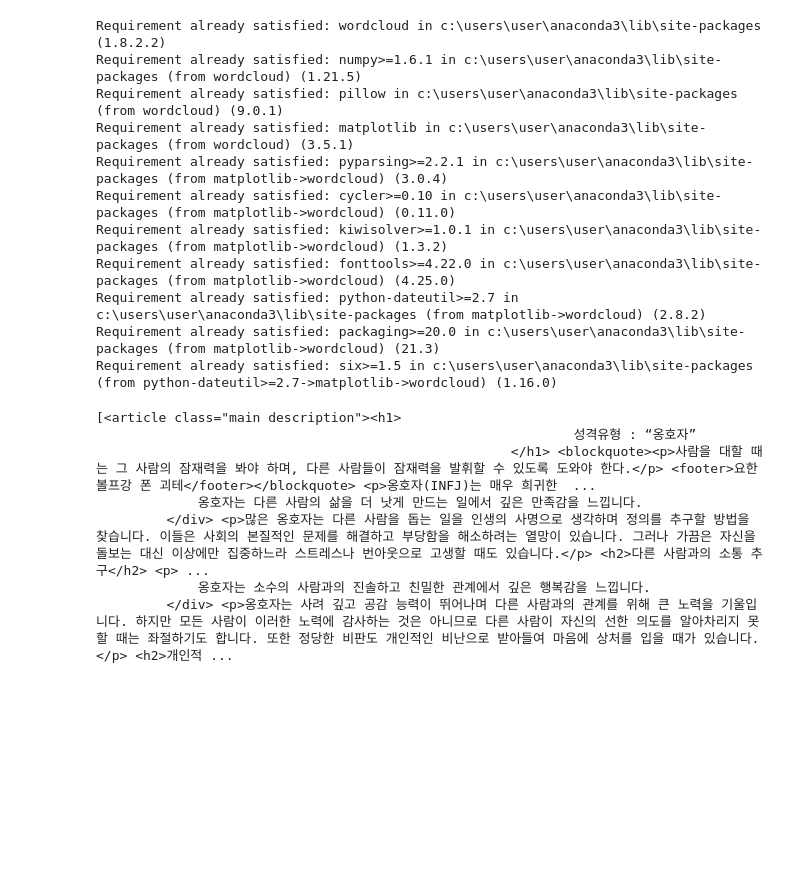
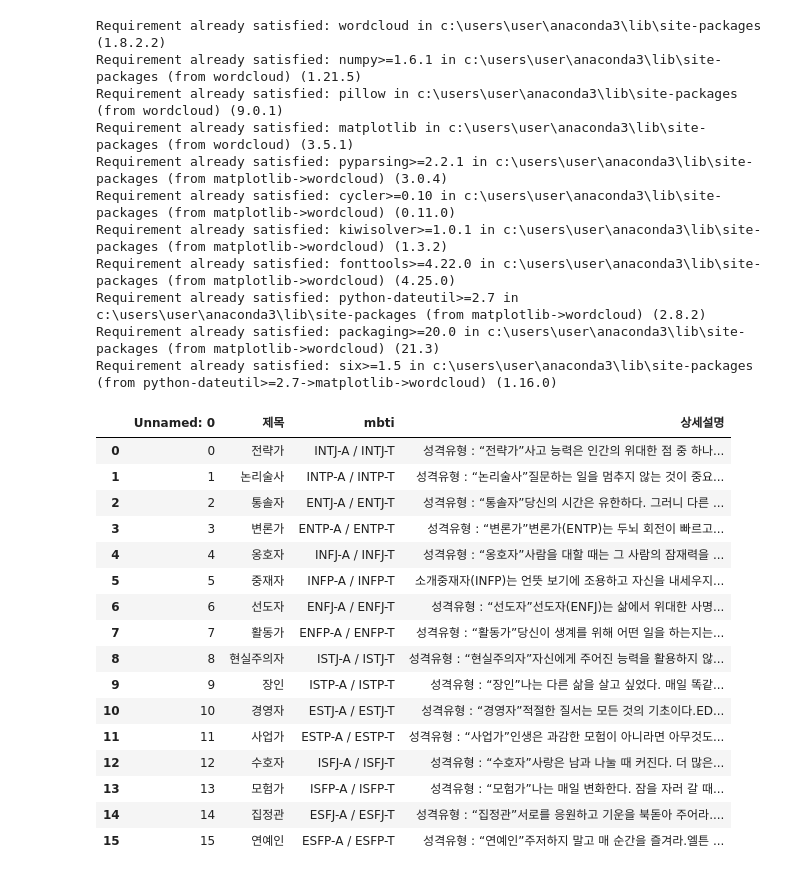
Before and after one commit to JJongSSu/Study, a Jupyter notebook: Teamproject/first/mbti_wordcloud.ipynb, the cells around one changed output. Cells and saved outputs as stored; diff of their text form; code cells hidden in the pictures; blank space fills up the shorter version.

```diff
--- a/Teamproject/first/mbti_wordcloud.ipynb
+++ b/Teamproject/first/mbti_wordcloud.ipynb
@@ -66,15 +66,3 @@ driver = webdriver.Chrome(ChromeDriverManager().install())
 driver.maximize_window()
 # %%
 driver.get('https://www.16personalities.com/ko/%EC%84%B1%EA%B2%A9%EC%9C%A0%ED%98%95-infj')
-# %%
-soup = bs(driver.page_source, 'html.parser')
-total = soup.select('article.main.description')
-total
-# %% [output]
-[<article class="main description"><h1>
-                                                             성격유형 : “옹호자”
-                                                     </h1> <blockquote><p>사람을 대할 때는 그 사람의 잠재력을 봐야 하며, 다른 사람들이 잠재력을 발휘할 수 있도록 도와야 한다.</p> <footer>요한 볼프강 폰 괴테</footer></blockquote> <p>옹호자(INFJ)는 매우 희귀한  ...
-             옹호자는 다른 사람의 삶을 더 낫게 만드는 일에서 깊은 만족감을 느낍니다.
-         </div> <p>많은 옹호자는 다른 사람을 돕는 일을 인생의 사명으로 생각하며 정의를 추구할 방법을 찾습니다. 이들은 사회의 본질적인 문제를 해결하고 부당함을 해소하려는 열망이 있습니다. 그러나 가끔은 자신을 돌보는 대신 이상에만 집중하느라 스트레스나 번아웃으로 고생할 때도 있습니다.</p> <h2>다른 사람과의 소통 추구</h2> <p> ...
-             옹호자는 소수의 사람과의 진솔하고 친밀한 관계에서 깊은 행복감을 느낍니다.
-         </div> <p>옹호자는 사려 깊고 공감 능력이 뛰어나며 다른 사람과의 관계를 위해 큰 노력을 기울입니다. 하지만 모든 사람이 이러한 노력에 감사하는 것은 아니므로 다른 사람이 자신의 선한 의도를 알아차리지 못할 때는 좌절하기도 합니다. 또한 정당한 비판도 개인적인 비난으로 받아들여 마음에 상처를 입을 때가 있습니다.</p> <h2>개인적 ...
@@ -87,0 +69,21 @@ f.close()
+# %%
+mbti = pd.read_csv('mbti16가지유형_추가설명 - mbti16가지유형_추가설명.csv',encoding='utf-8')
+mbti
+# %% [output]
+|  | Unnamed: 0 | 제목 | mbti | 상세설명 |
+| 0 | 0 | 전략가 | INTJ-A / INTJ-T | 성격유형 : “전략가”사고 능력은 인간의 위대한 점 중 하나... |
+| 1 | 1 | 논리술사 | INTP-A / INTP-T | 성격유형 : “논리술사”질문하는 일을 멈추지 않는 것이 중요... |
+| 2 | 2 | 통솔자 | ENTJ-A / ENTJ-T | 성격유형 : “통솔자”당신의 시간은 유한하다. 그러니 다른 ... |
+| 3 | 3 | 변론가 | ENTP-A / ENTP-T | 성격유형 : “변론가”변론가(ENTP)는 두뇌 회전이 빠르고... |
+| 4 | 4 | 옹호자 | INFJ-A / INFJ-T | 성격유형 : “옹호자”사람을 대할 때는 그 사람의 잠재력을 ... |
+| 5 | 5 | 중재자 | INFP-A / INFP-T | 소개중재자(INFP)는 언뜻 보기에 조용하고 자신을 내세우지... |
+| 6 | 6 | 선도자 | ENFJ-A / ENFJ-T | 성격유형 : “선도자”선도자(ENFJ)는 삶에서 위대한 사명... |
+| 7 | 7 | 활동가 | ENFP-A / ENFP-T | 성격유형 : “활동가”당신이 생계를 위해 어떤 일을 하는지는... |
+| 8 | 8 | 현실주의자 | ISTJ-A / ISTJ-T | 성격유형 : “현실주의자”자신에게 주어진 능력을 활용하지 않... |
+| 9 | 9 | 장인 | ISTP-A / ISTP-T | 성격유형 : “장인”나는 다른 삶을 살고 싶었다. 매일 똑같... |
+| 10 | 10 | 경영자 | ESTJ-A / ESTJ-T | 성격유형 : “경영자”적절한 질서는 모든 것의 기초이다.ED... |
+| 11 | 11 | 사업가 | ESTP-A / ESTP-T | 성격유형 : “사업가”인생은 과감한 모험이 아니라면 아무것도... |
+| 12 | 12 | 수호자 | ISFJ-A / ISFJ-T | 성격유형 : “수호자”사랑은 남과 나눌 때 커진다. 더 많은... |
+| 13 | 13 | 모험가 | ISFP-A / ISFP-T | 성격유형 : “모험가”나는 매일 변화한다. 잠을 자러 갈 때... |
+| 14 | 14 | 집정관 | ESFJ-A / ESFJ-T | 성격유형 : “집정관”서로를 응원하고 기운을 북돋아 주어라.... |
+| 15 | 15 | 연예인 | ESFP-A / ESFP-T | 성격유형 : “연예인”주저하지 말고 매 순간을 즐겨라.엘튼 ... |
```
Also changed, not shown: parts of 12 cells of this notebook, 5 other files.
